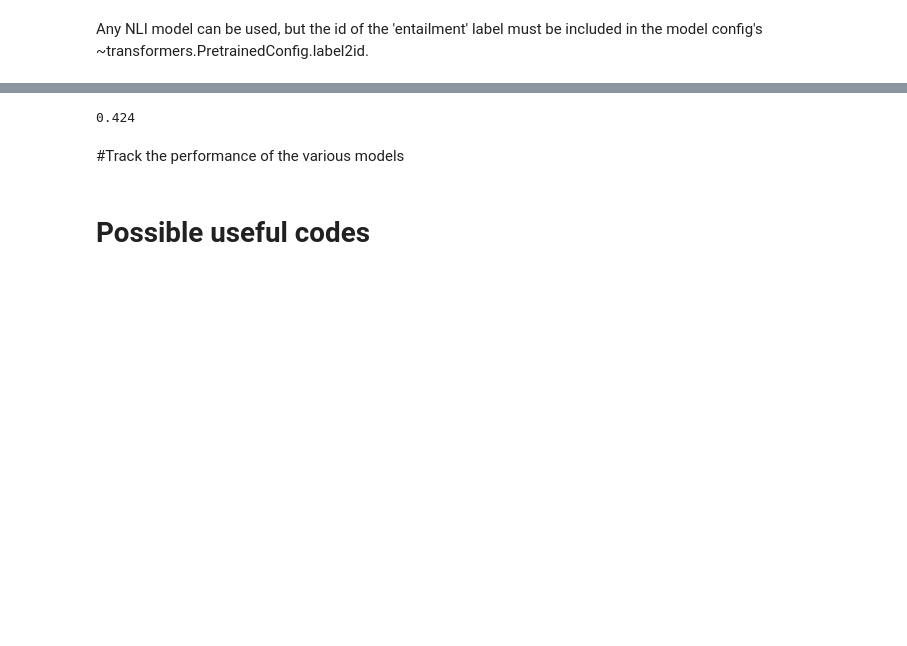
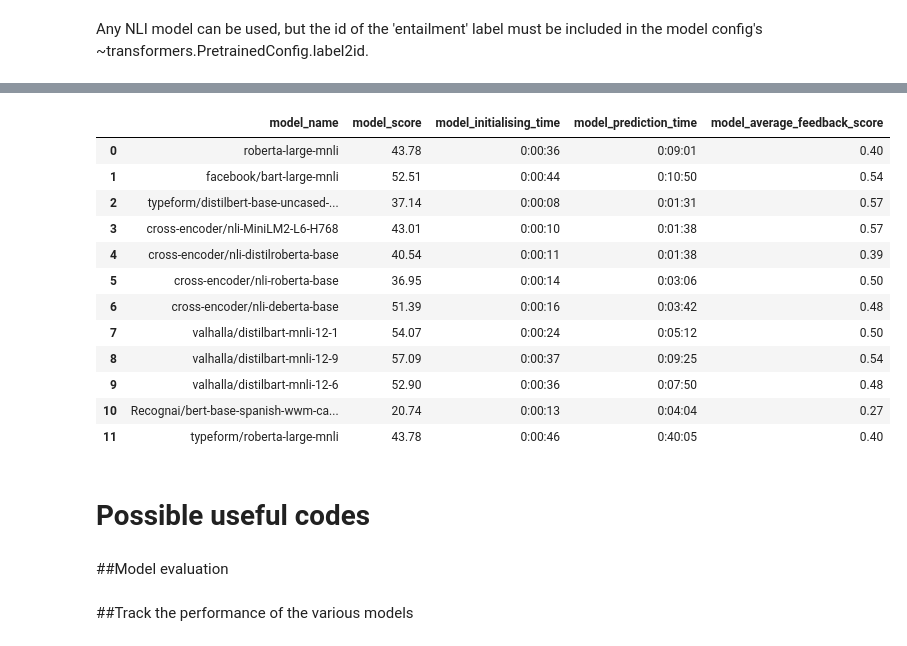
Before and after one commit to CDU-data-science-team/zero-shot, a Jupyter notebook: Patient_Feedback_with_Hugging_Transformer.ipynb, the cells around one changed output, grey strips where cells are left out. Saved outputs shown, nothing was run; the diff lists cells and outputs as text; code cells hidden in the pictures; blank space fills up the shorter version.

Commit message:
update last commit (comprehensive pipeline for comparing several models)

```diff
--- a/Patient_Feedback_with_Hugging_Transformer.ipynb
+++ b/Patient_Feedback_with_Hugging_Transformer.ipynb
@@ -37,4 +42,5 @@ df = pd.read_csv(filepath, nrows=1000)  #, usecols=['label', 'feedback'])
 # %%
+df.fillna('Nothing', inplace=True)
 print(df.shape)
 df.head()
 # %% [output]
@@ -71,0 +69,15 @@ models = ['valhalla/distilbart-mnli-12-1', 'valhalla/distilbart-mnli-12-9']
+# %%
+#List of pretrained Zeroshot models
+#models = ['cross-encoder/nli-MiniLM2-L6-H768']
+
+models = ['roberta-large-mnli', 'facebook/bart-large-mnli', 'typeform/distilbert-base-uncased-mnli',
+          'cross-encoder/nli-MiniLM2-L6-H768', 'cross-encoder/nli-distilroberta-base',
+          'cross-encoder/nli-roberta-base', 'cross-encoder/nli-deberta-base',
+          'valhalla/distilbart-mnli-12-1', 'valhalla/distilbart-mnli-12-9', 'valhalla/distilbart-mnli-12-6',
+          'Recognai/bert-base-spanish-wwm-cased-xnli', 'typeform/roberta-large-mnli']
+
+#['typeform/mobilebert-uncased-mnli', 'typeform/squeezebert-mnli', 'typeform/squeezebert-mnli'
+#'digitalepidemiologylab/covid-twitter-bert-v2-mnli',
+#'digitalepidemiologylab/covid-twitter-bert-v2-mnli'] # Giving RuntimeError: The size of tensor a (540) must match the size of tensor b (512) at non-singleton dimension 1
+
+#'vicgalle/xlm-roberta-large-xnli-anli', 'joeddav/xlm-roberta-large-xnli'
@@ -72,5 +92,10 @@ models = ['valhalla/distilbart-mnli-12-1', 'valhalla/distilbart-mnli-12-9']
 # %% [markdown]
 Any NLI model can be used, but the id of the 'entailment' label must be included in the model config's
 ~transformers.PretrainedConfig.label2id.
+# %%
+def time_convert(seconds):
+    min, sec = divmod(seconds, 60)
+    hour, min = divmod(min, 60)
+    return "%d:%02d:%02d" % (hour, min, sec)
 # %%
 %%time
@@ -113,12 +153,0 @@ Wall time: 44.4 s
-# %%
-#Model evaluation
-from sklearn.metrics import accuracy_score
-
-y_true = df.label.values
-y_pred = feedback_predict
-score = accuracy_score(y_true, y_pred)
-score
-# %% [output]
-0.424
-# %% [markdown]
-#Track the performance of the various models
@@ -141,2 +154,29 @@ print (f'Entries with over 60% probability score: No = {len(df_above60)}, Accura
+# %%
+#Export the module performance
+Model_performance_df['model_name'] = model_name
+Model_performance_df['model_score'] = model_score
+Model_performance_df['model_initialising_time'] = model_initialising_time
+Model_performance_df['model_prediction_time'] = model_prediction_time
+Model_performance_df['model_average_feedback_score'] = model_average_feedback_score
+
+Model_performance_df.to_csv('Models_performance.txt', index = False) #export the model performance table
+# %%
+Model_performance_df
+# %% [output]
+|  | model_name | model_score | model_initialising_time | model_prediction_time | model_average_feedback_score |
+| 0 | roberta-large-mnli | 43.78 | 0:00:36 | 0:09:01 | 0.40 |
+| 1 | facebook/bart-large-mnli | 52.51 | 0:00:44 | 0:10:50 | 0.54 |
+| 2 | typeform/distilbert-base-uncased-... | 37.14 | 0:00:08 | 0:01:31 | 0.57 |
+| 3 | cross-encoder/nli-MiniLM2-L6-H768 | 43.01 | 0:00:10 | 0:01:38 | 0.57 |
+| 4 | cross-encoder/nli-distilroberta-base | 40.54 | 0:00:11 | 0:01:38 | 0.39 |
+| 5 | cross-encoder/nli-roberta-base | 36.95 | 0:00:14 | 0:03:06 | 0.50 |
+| 6 | cross-encoder/nli-deberta-base | 51.39 | 0:00:16 | 0:03:42 | 0.48 |
+| 7 | valhalla/distilbart-mnli-12-1 | 54.07 | 0:00:24 | 0:05:12 | 0.50 |
+| 8 | valhalla/distilbart-mnli-12-9 | 57.09 | 0:00:37 | 0:09:25 | 0.54 |
+| 9 | valhalla/distilbart-mnli-12-6 | 52.90 | 0:00:36 | 0:07:50 | 0.48 |
+| 10 | Recognai/bert-base-spanish-wwm-ca... | 20.74 | 0:00:13 | 0:04:04 | 0.27 |
+| 11 | typeform/roberta-large-mnli | 43.78 | 0:00:46 | 0:40:05 | 0.40 |
 # %% [markdown]
 # Possible useful codes
+# %% [markdown]
+##Model evaluation
@@ -142,0 +191,2 @@ print (f'Entries with over 60% probability score: No = {len(df_above60)}, Accura
+# %% [markdown]
+##Track the performance of the various models
```
Also changed, not shown: parts of 16 cells of this notebook.
